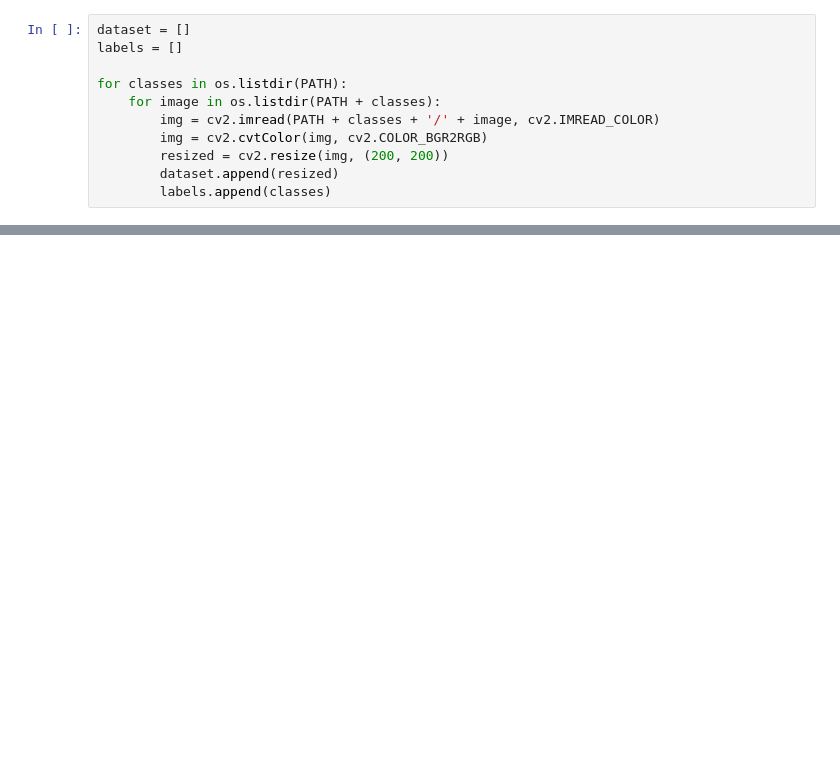
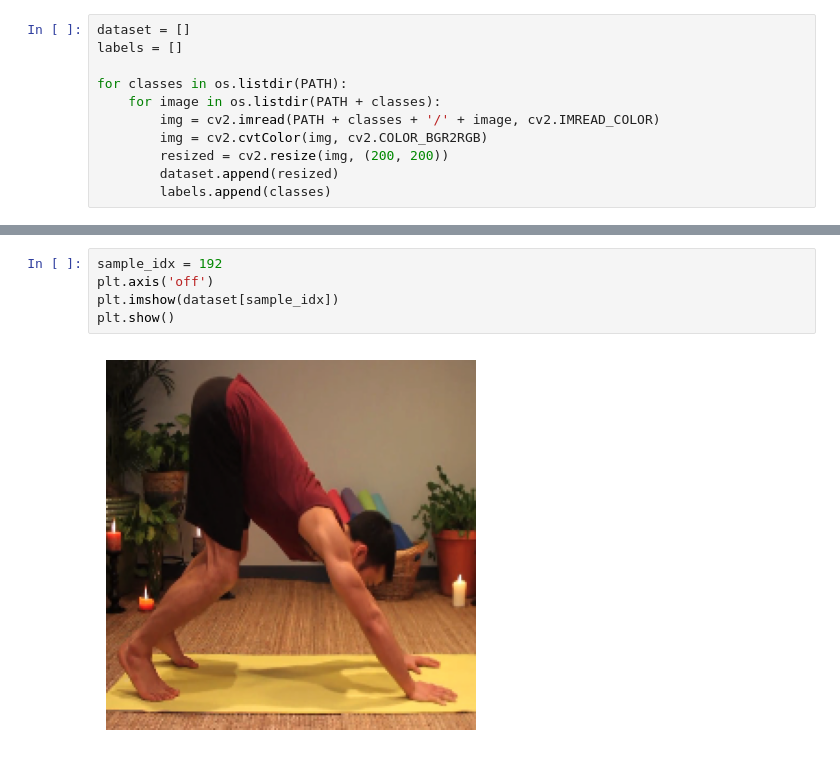
Before and after one commit to jakub-kowalik/analiza-obrazow-cyfrowych-projekt, a Jupyter notebook: src/notebooks/yoga_centroid.ipynb, the cells around one changed output, grey strips where cells are left out. Saved outputs shown, nothing was run; the diff lists cells and outputs as text; blank space fills up the shorter version.

```diff
--- a/src/notebooks/yoga_centroid.ipynb
+++ b/src/notebooks/yoga_centroid.ipynb
@@ -400,0 +463,7 @@ scores
+# %%
+sample_idx = 192
+plt.axis('off')
+plt.imshow(dataset[sample_idx])
+plt.show()
+# %% [output]
+[figure, added]
```
Also changed, not shown: parts of 31 cells of this notebook.
